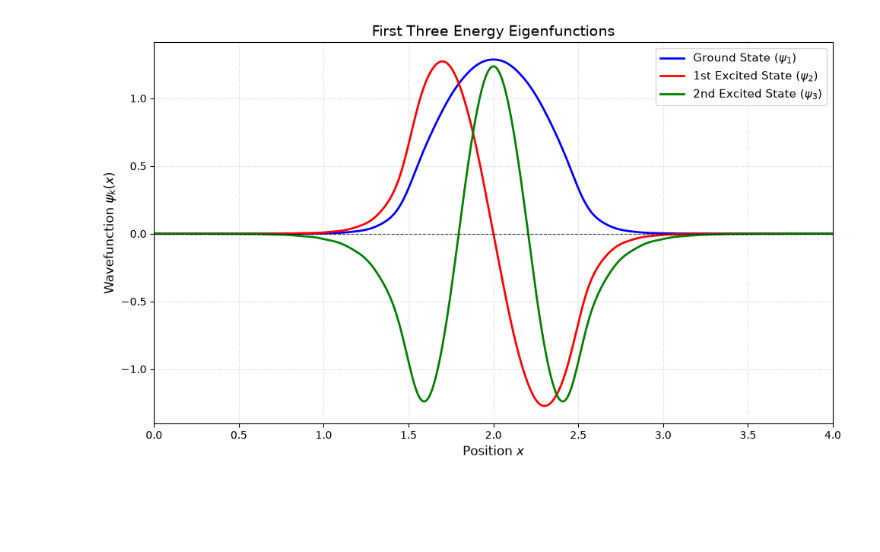
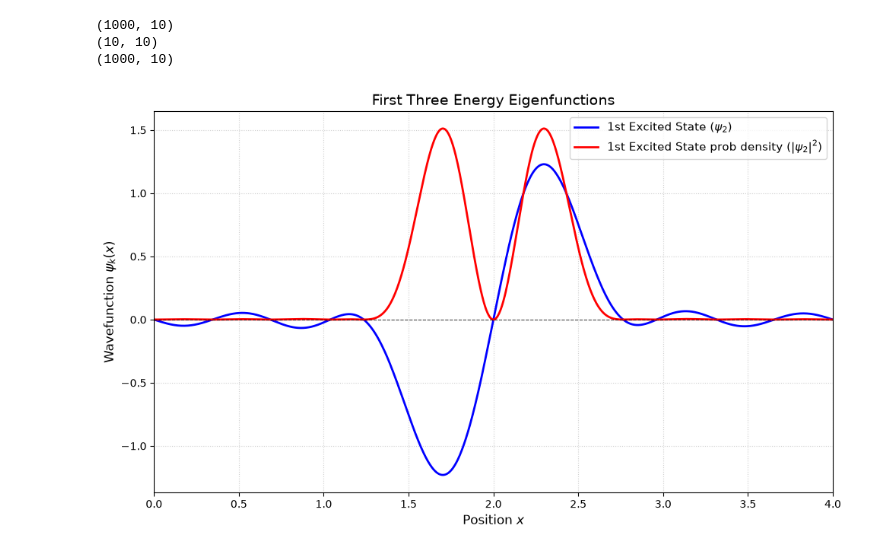
Before and after one commit to Ss0cr4mM/Project-3-Comp-Methods, a Jupyter notebook: Project3v2.ipynb, the cells around one changed output. Saved outputs shown, nothing was run; the diff lists cells and outputs as text; code cells hidden in the pictures; blank space fills up the shorter version.

Commit message:
Reparation of plot, merge of functions, and addition of prob density

```diff
--- a/Project3v2.ipynb
+++ b/Project3v2.ipynb
@@ -9,19 +9,7 @@ b = 4.0
 # %%
 # -- Definition of functions for Matrix Method --
 
-def basis_func(n, x):
-    """_summary_
-
-    Args:
-        n (_type_): _description_
-        x (_type_): _description_
-
-    Returns:
-        _type_: _description_
-    """
-    return np.sqrt(2.0/b) * np.sin(n * np.pi * x / b)
-
-def Hmn(V, Nmax, b, dim='1D', m_quant=0):
+def matrix_method(V, Nmax, b, dim='1D', m_quant=0):
     """_summary_
 
     Args:
@@ -34,6 +22,9 @@ def Hmn(V, Nmax, b, dim='1D', m_quant=0):
     Returns:
         _type_: _description_
     """
+    def basis_func(n, x):
+        return np.sqrt(2.0/b) * np.sin(n * np.pi * x / b)
+
     H = np.zeros((Nmax, Nmax))
 
     # First the elements in the diagonal
@@ -61,9 +52,11 @@ def Hmn(V, Nmax, b, dim='1D', m_quant=0):
             integrand = lambda x: basis_func(n_index, x) * Veff(x) * basis_func(m_index, x)
             V_nm, _ = quad(integrand, 0.0, b, limit=100)
             H[n, m] += V_nm
-    return H
 
-def reconstruct_wavefunction(V, b, Nmax, dim, m_quant=0):
+    energies, vectors = la.eigh(H)
+    return H, energies, vectors
+
+def reconstruct_wavefunction(vectors, b, Nmax):
     """_summary_
 
     Args:
@@ -74,15 +67,11 @@ def reconstruct_wavefunction(V, b, Nmax, dim, m_quant=0):
     Returns:
         _type_: _description_
     """
-    energies, vectors = la.eigh(Hmn(V, Nmax=Nmax, b=b, dim=dim, m_quant=m_quant))
-
-
-
     x_grid = np.linspace(0, b, 1000)
     n_indices = np.arange(1, Nmax + 1)
     Phi = np.sqrt(2.0 / b) * np.sin(np.outer(x_grid, n_indices * np.pi / b))
     Psi = Phi @ vectors
-    return Psi
+    return Psi, np.abs(Psi)**2 # This returns a 2D matrix with Nmax amount of functions for different energies eigenvalues for a 1000 values of x.
 # %%
 b = 4.0
 V0 = 50.0
@@ -91,31 +80,31 @@ def single_well(x):
     return 0.0 if abs(x - b/2.0) <= 0.5 else V0
 
 # Build 1D Hamiltonian
-H_1D = Hmn(single_well, Nmax=50, b=b, dim='1D')
+matrix, energies, vectors = matrix_method(single_well, Nmax=10, b=b, dim='1D')
+Psi, prob_density = reconstruct_wavefunction(vectors, b, Nmax=10)
+# %% [output]
+(1000, 10)
+(10, 10)
+(1000, 10)
 # %%
 x_grid = np.linspace(0, 4, 1000)
-
-psi_1 = reconstruct_wavefunction(vectors[:, 0], 4, 50)
-psi_2 = reconstruct_wavefunction(vectors[:, 1], 4, 50)
-psi_3 = reconstruct_wavefunction(vectors[:, 2], 4, 50)
 
 # 3. Create the plot
 plt.figure(figsize=(10, 6))
 
-plt.plot(x_grid, psi_1, label=r'Ground State ($\psi_1$)', color='blue', linewidth=2)
-plt.plot(x_grid, psi_2, label=r'1st Excited State ($\psi_2$)', color='red', linewidth=2)
-plt.plot(x_grid, psi_3, label=r'2nd Excited State ($\psi_3$)', color='green', linewidth=2)
+plt.plot(x_grid, Psi[:, 1], label=r'1st Excited State ($\psi_2$)', color='blue', linewidth=2)
+plt.plot(x_grid, prob_density[:, 1], label=r'1st Excited State prob density ($|\psi_2|^2$)', color='red', linewidth=2)
 
 # Reference horizontal axis and styling
 plt.axhline(0, color='black', linestyle='--', linewidth=0.8, alpha=0.7)
 plt.title("First Three Energy Eigenfunctions", fontsize=14)
 plt.xlabel("Position $x$", fontsize=12)
 plt.ylabel(r"Wavefunction $\psi_k(x)$", fontsize=12)
 plt.xlim(0, b)
 plt.grid(True, linestyle=':', alpha=0.6)
 plt.legend(fontsize=11, loc='upper right')
 
 plt.tight_layout()
 plt.show()
 # %% [output]
-[figure, old version]
+[figure, new version]
```
Also changed, not shown: parts of 1 cell of this notebook.
